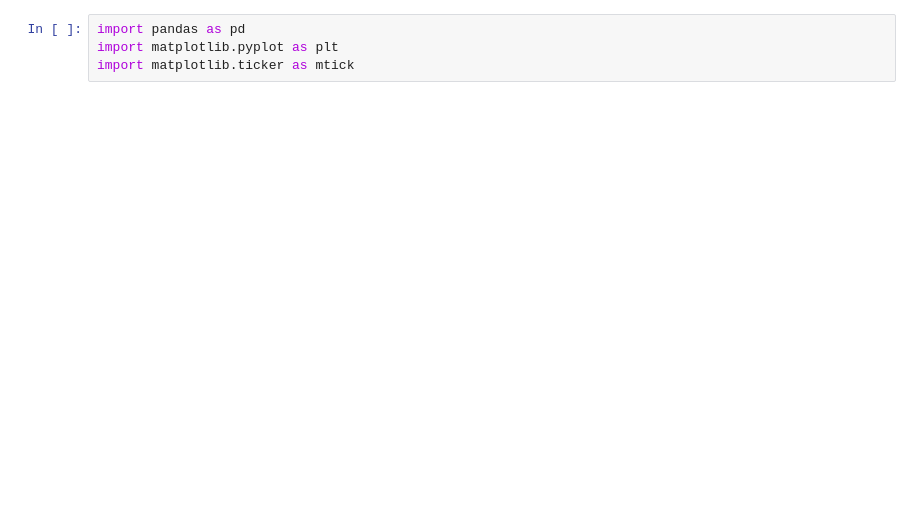
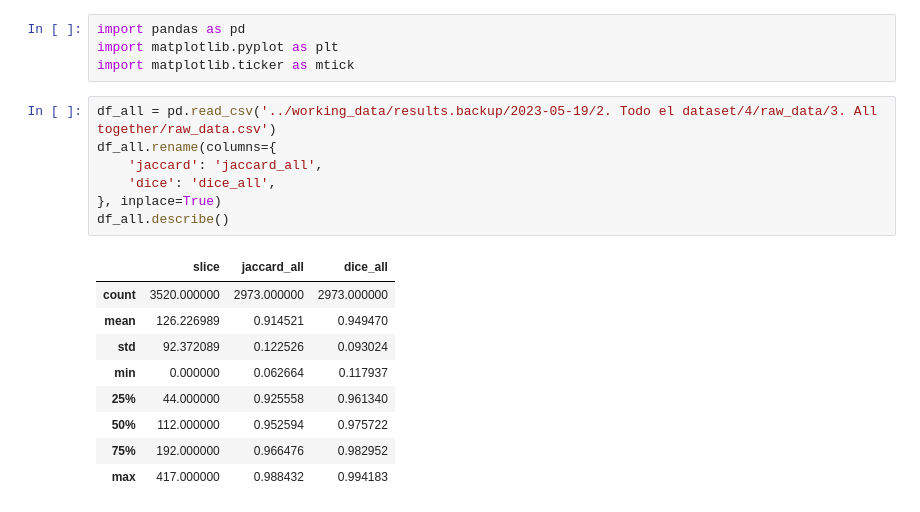
Before and after one commit to i3uex/sam, a Jupyter notebook: notebooks/plot_box.ipynb, the cells around one changed output. Drawn from its saved outputs; the diff is of its cells as text; blank space fills up the shorter version.

```diff
--- a/notebooks/plot_box.ipynb
+++ b/notebooks/plot_box.ipynb
@@ -2,3 +2,20 @@
 import pandas as pd
 import matplotlib.pyplot as plt
 import matplotlib.ticker as mtick
+# %%
+df_all = pd.read_csv('../working_data/results.backup/2023-05-19/2. Todo el dataset/4/raw_data/3. All together/raw_data.csv')
+df_all.rename(columns={
+    'jaccard': 'jaccard_all',
+    'dice': 'dice_all',
+}, inplace=True)
+df_all.describe()
+# %% [output]
+|  | slice | jaccard_all | dice_all |
+| count | 3520.000000 | 2973.000000 | 2973.000000 |
+| mean | 126.226989 | 0.914521 | 0.949470 |
+| std | 92.372089 | 0.122526 | 0.093024 |
+| min | 0.000000 | 0.062664 | 0.117937 |
+| 25% | 44.000000 | 0.925558 | 0.961340 |
+| 50% | 112.000000 | 0.952594 | 0.975722 |
+| 75% | 192.000000 | 0.966476 | 0.982952 |
+| max | 417.000000 | 0.988432 | 0.994183 |
```
Also changed, not shown: parts of 3 cells of this notebook, 1 other file.
